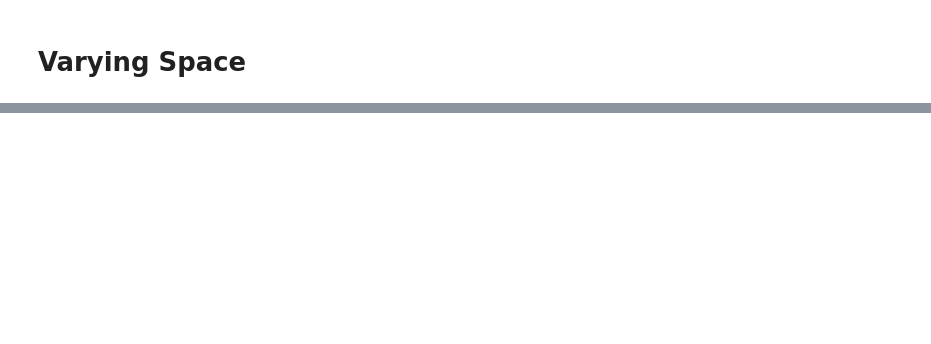
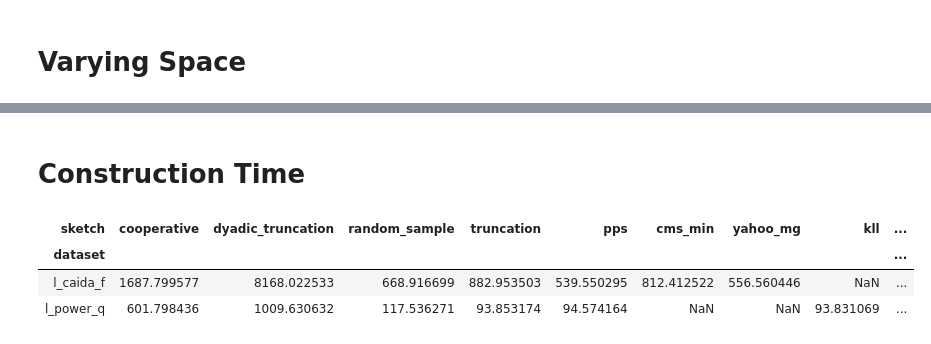
Before and after one commit to stanford-futuredata/sketchstore, a Jupyter notebook: python/notebooks/Official_LinearPlots_Revision.ipynb, the cells around one changed output, grey strips where cells are left out. Drawn from its saved outputs; the diff is of its cells as text; code cells hidden in the pictures; blank space fills up the shorter version.

```diff
--- a/python/notebooks/Official_LinearPlots_Revision.ipynb
+++ b/python/notebooks/Official_LinearPlots_Revision.ipynb
@@ -42,15 +42,15 @@ markers = {
 }
 alg_display_name = {
     "cooperative": "Cooperative",
-    "truncation": "Truncation",
+    "truncation": "Trunc",
     "pps": "PPS",
-    "random_sample": "Uniform Sample",
+    "random_sample": "USample",
     "dyadic_truncation": "Hierarchy",
 
-    "cms_min": "CountMin Sketch",
+    "cms_min": "CMS",
     "kll": "KLL",
-    "low_discrep": "Low Discrep",
-    "yahoo_mg": "MisraGries",
+    "low_discrep": "LDisc",
+    "yahoo_mg": "MG",
 }
 data_display_name = {
     "l_caida_f": "CAIDA",
@@ -66,3 +66,8 @@ def get_error_file(experiment_name):
         "output/results/{}".format(experiment_name),
         "errors.csv"
     )
+def get_construct_file(experiment_name):
+    return os.path.join(
+        "output/results/{}".format(experiment_name),
+        "load_time.csv"
+    )
@@ -334,0 +454,34 @@ fig.savefig(fname, bbox_extra_artists=(lgd,), bbox_inches='tight')
+# %% [markdown]
+# Construction Time
+# %%
+datasets = [
+    "l_caida_f",
+    "l_power_q",
+]
+dfs = []
+for dataset in datasets:
+    cur_df = pd.read_csv(get_construct_file(dataset))
+    cur_df["dataset"] = dataset
+    dfs.append(cur_df)
+df = pd.concat(dfs)
+sketch_names = [
+    "cooperative",
+    "dyadic_truncation",
+    "random_sample",
+    "truncation",
+    "pps",
+    "cms_min",
+    "yahoo_mg",
+    "kll",
+    "low_discrep"
+]
+df_out = df.set_index(
+    ["dataset", "sketch"])[["construct_time"]].unstack(
+    ["sketch"]
+)["construct_time"][sketch_names].loc[datasets]
+df_out
+# %% [output]
+| sketch | cooperative | dyadic_truncation | random_sample | truncation | pps | cms_min | yahoo_mg | kll | ... |
+| dataset |  |  |  |  |  |  |  |  | ... |
+| l_caida_f | 1687.799577 | 8168.022533 | 668.916699 | 882.953503 | 539.550295 | 812.412522 | 556.560446 | NaN | ... |
+| l_power_q | 601.798436 | 1009.630632 | 117.536271 | 93.853174 | 94.574164 | NaN | NaN | 93.831069 | ... |
```
Also changed, not shown: parts of 18 cells of this notebook, 1 other file.
